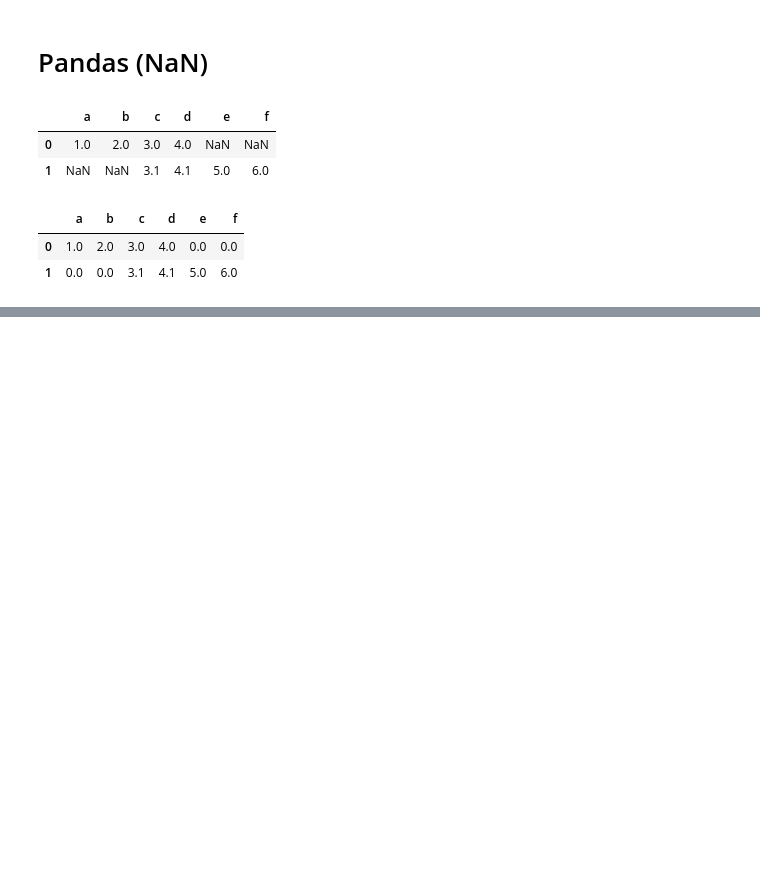
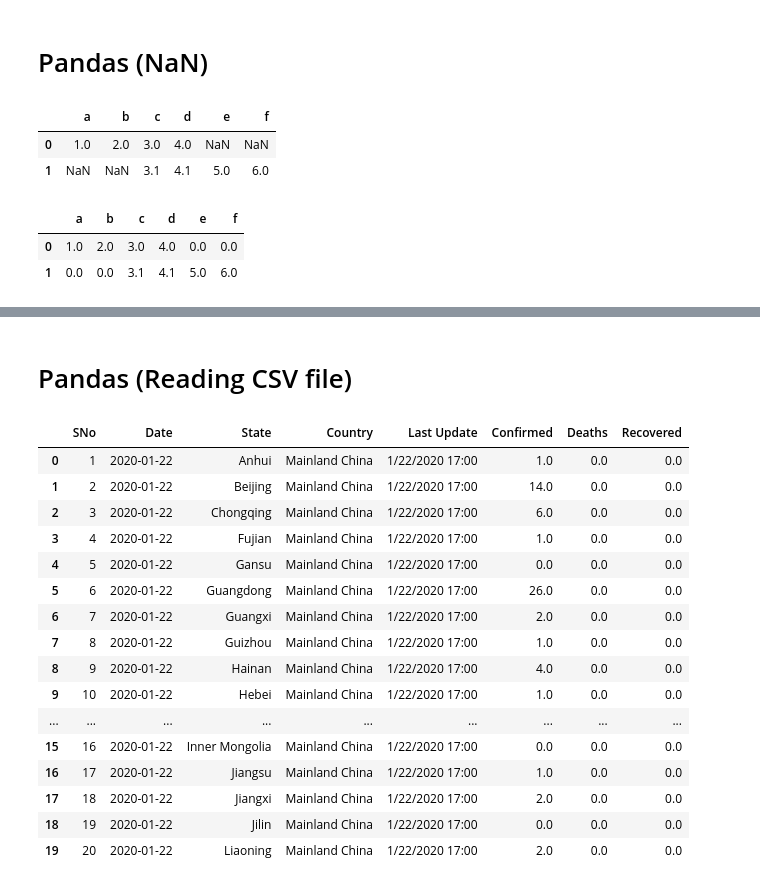
Before and after one commit to abrarshahok/Python-Practice, a Jupyter notebook: Pandas Practice.ipynb, the cells around one changed output, grey strips where cells are left out. Saved outputs shown, nothing was run; the diff lists cells and outputs as text; code cells hidden in the pictures; blank space fills up the shorter version.

Commit message:
Completed Pandas Practice

```diff
--- a/Pandas Practice.ipynb
+++ b/Pandas Practice.ipynb
@@ -176,0 +222,2 @@ A.fillna(0)
+# %% [markdown]
+# Pandas (Reading CSV file)
@@ -176,0 +227,24 @@ A.fillna(0)
+# %%
+df = pd.read_csv('/home/abrar/Desktop/covid_19_data.csv');
+# %%
+df.rename(columns={'ObservationDate':'Date','Province/State':'State','Country/Region':'Country'},inplace=True)
+df['Date'] = pd.to_datetime(df['Date'])
+df.head(20)
+# %% [output]
+|  | SNo | Date | State | Country | Last Update | Confirmed | Deaths | Recovered |
+| 0 | 1 | 2020-01-22 | Anhui | Mainland China | 1/22/2020 17:00 | 1.0 | 0.0 | 0.0 |
+| 1 | 2 | 2020-01-22 | Beijing | Mainland China | 1/22/2020 17:00 | 14.0 | 0.0 | 0.0 |
+| 2 | 3 | 2020-01-22 | Chongqing | Mainland China | 1/22/2020 17:00 | 6.0 | 0.0 | 0.0 |
+| 3 | 4 | 2020-01-22 | Fujian | Mainland China | 1/22/2020 17:00 | 1.0 | 0.0 | 0.0 |
+| 4 | 5 | 2020-01-22 | Gansu | Mainland China | 1/22/2020 17:00 | 0.0 | 0.0 | 0.0 |
+| 5 | 6 | 2020-01-22 | Guangdong | Mainland China | 1/22/2020 17:00 | 26.0 | 0.0 | 0.0 |
+| 6 | 7 | 2020-01-22 | Guangxi | Mainland China | 1/22/2020 17:00 | 2.0 | 0.0 | 0.0 |
+| 7 | 8 | 2020-01-22 | Guizhou | Mainland China | 1/22/2020 17:00 | 1.0 | 0.0 | 0.0 |
+| 8 | 9 | 2020-01-22 | Hainan | Mainland China | 1/22/2020 17:00 | 4.0 | 0.0 | 0.0 |
+| 9 | 10 | 2020-01-22 | Hebei | Mainland China | 1/22/2020 17:00 | 1.0 | 0.0 | 0.0 |
+| ... | ... | ... | ... | ... | ... | ... | ... | ... |
+| 15 | 16 | 2020-01-22 | Inner Mongolia | Mainland China | 1/22/2020 17:00 | 0.0 | 0.0 | 0.0 |
+| 16 | 17 | 2020-01-22 | Jiangsu | Mainland China | 1/22/2020 17:00 | 1.0 | 0.0 | 0.0 |
+| 17 | 18 | 2020-01-22 | Jiangxi | Mainland China | 1/22/2020 17:00 | 2.0 | 0.0 | 0.0 |
+| 18 | 19 | 2020-01-22 | Jilin | Mainland China | 1/22/2020 17:00 | 0.0 | 0.0 | 0.0 |
+| 19 | 20 | 2020-01-22 | Liaoning | Mainland China | 1/22/2020 17:00 | 2.0 | 0.0 | 0.0 |
```
Also changed, not shown: parts of 25 cells of this notebook.
